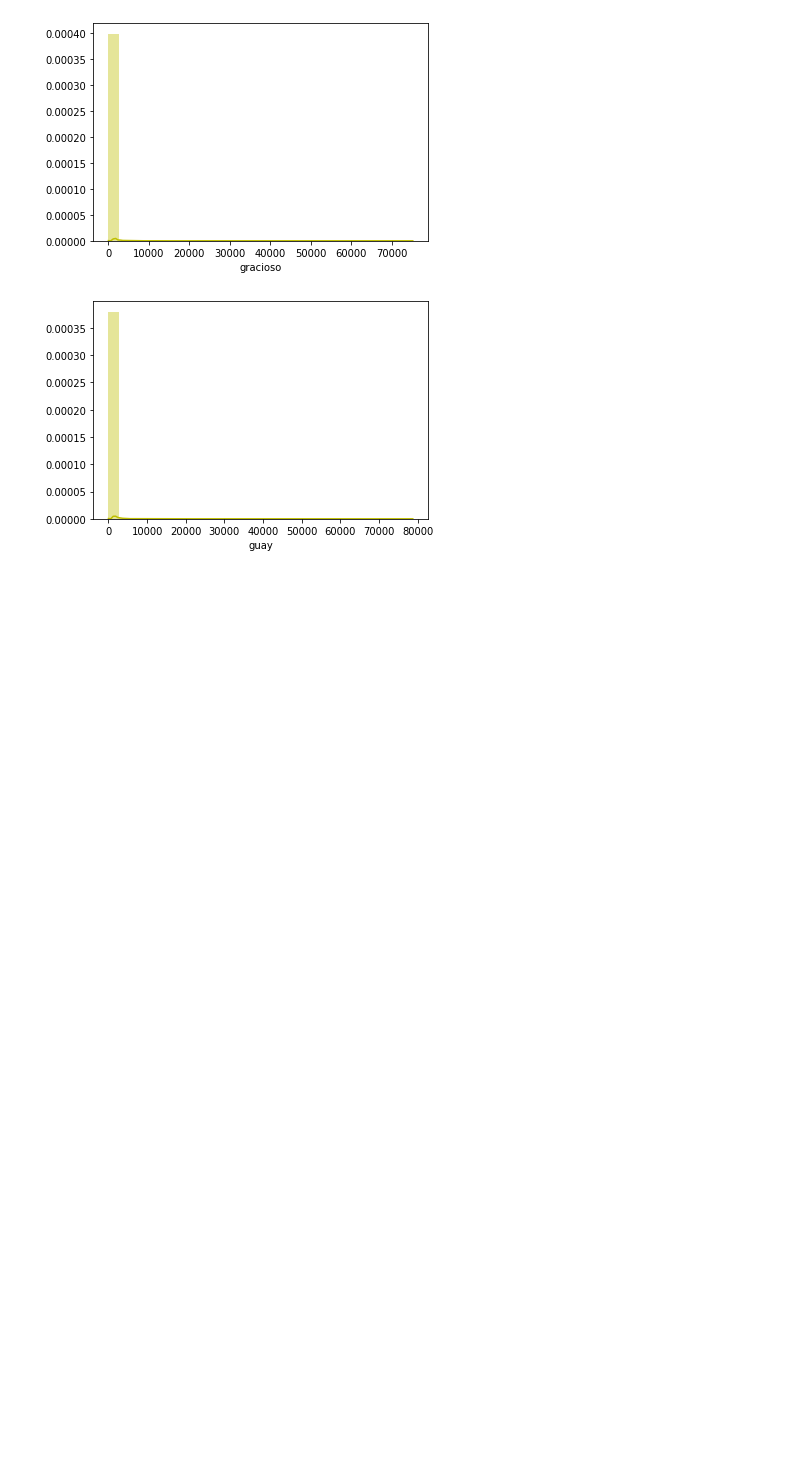
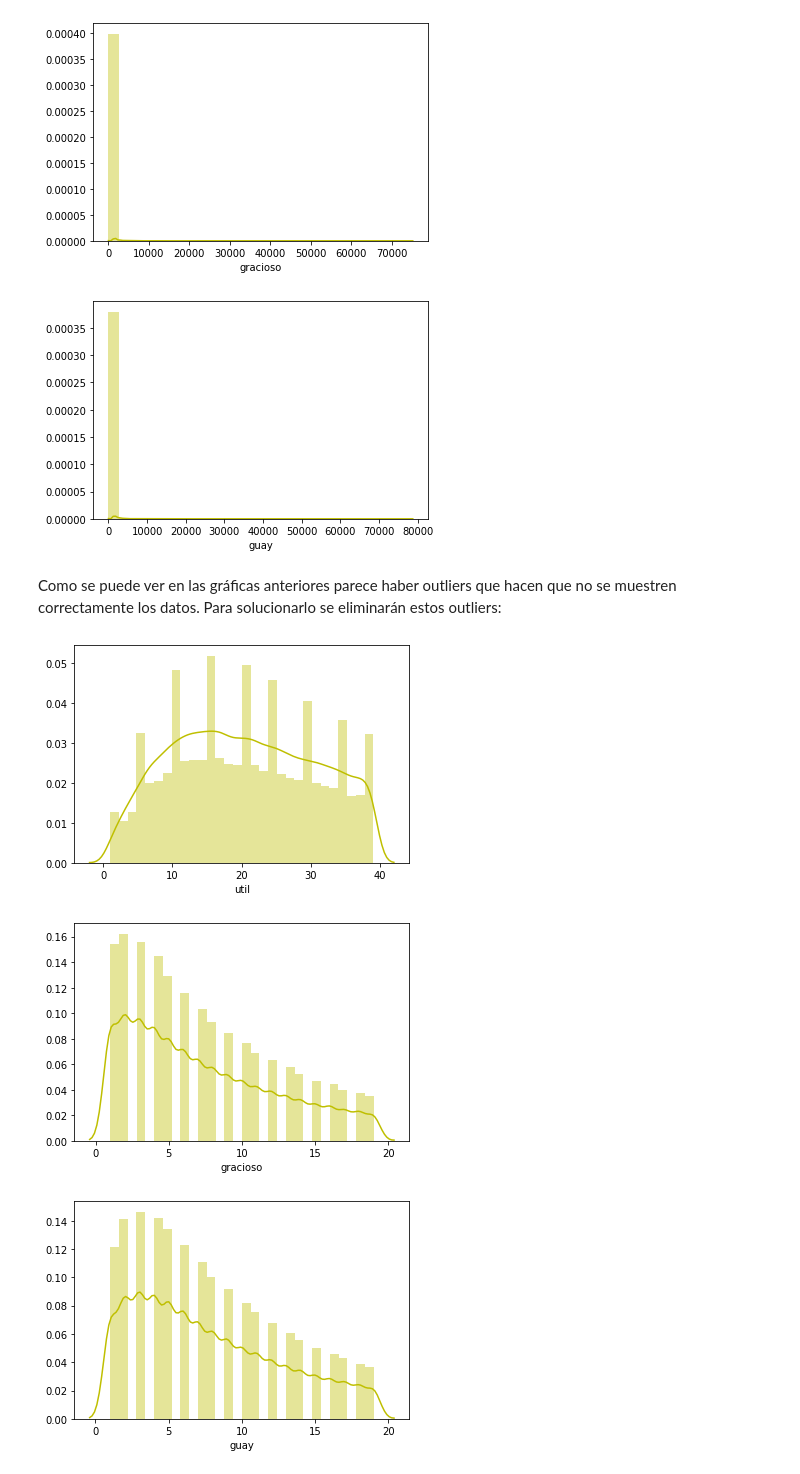
Before and after one commit to pablobp1998/Desafio-Final-AD, a Jupyter notebook: desafio_final_ad.ipynb, the cells around one changed output. Saved outputs shown, nothing was run; the diff lists cells and outputs as text; code cells hidden in the pictures; blank space fills up the shorter version.

```diff
--- a/desafio_final_ad.ipynb
+++ b/desafio_final_ad.ipynb
@@ -208,3 +268,22 @@ plt.show()
 [figure]
 [figure]
 [figure]
+# %% [markdown]
+Como se puede ver en las gráficas anteriores parece haber outliers que hacen que no se muestren correctamente los datos. Para solucionarlo se eliminarán estos outliers:
+# %%
+dfaux1 = df[ df['util'] < 40]
+dfaux1 = dfaux1[ dfaux1['util'] > 0]
+sns.distplot(dfaux1['util'], bins= 30, color="y")
+plt.show()
+dfaux2 = df[ df['gracioso'] < 20]
+dfaux2 = dfaux2[ dfaux2['gracioso'] > 0]
+sns.distplot(dfaux2['gracioso'], bins= 30, color="y")
+plt.show()
+dfaux3 = df[ df['guay'] < 20]
+dfaux3 = dfaux3[ dfaux3['guay'] > 0]
+sns.distplot(dfaux3['guay'], bins= 30, color="y")
+plt.show()
+# %% [output]
+[figure, added]
+[figure, added]
+[figure, added]
```
Also changed, not shown: parts of 25 cells of this notebook.
